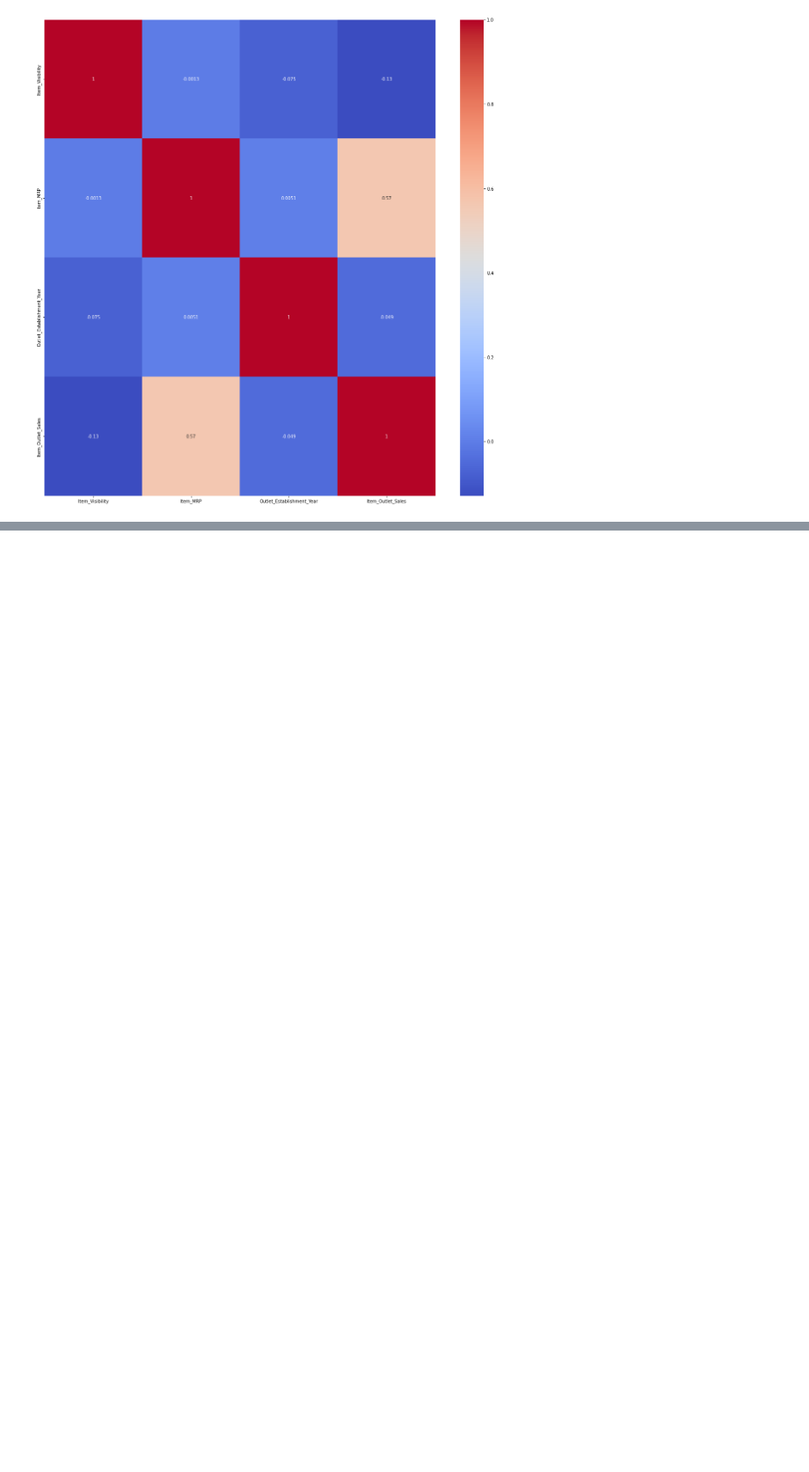
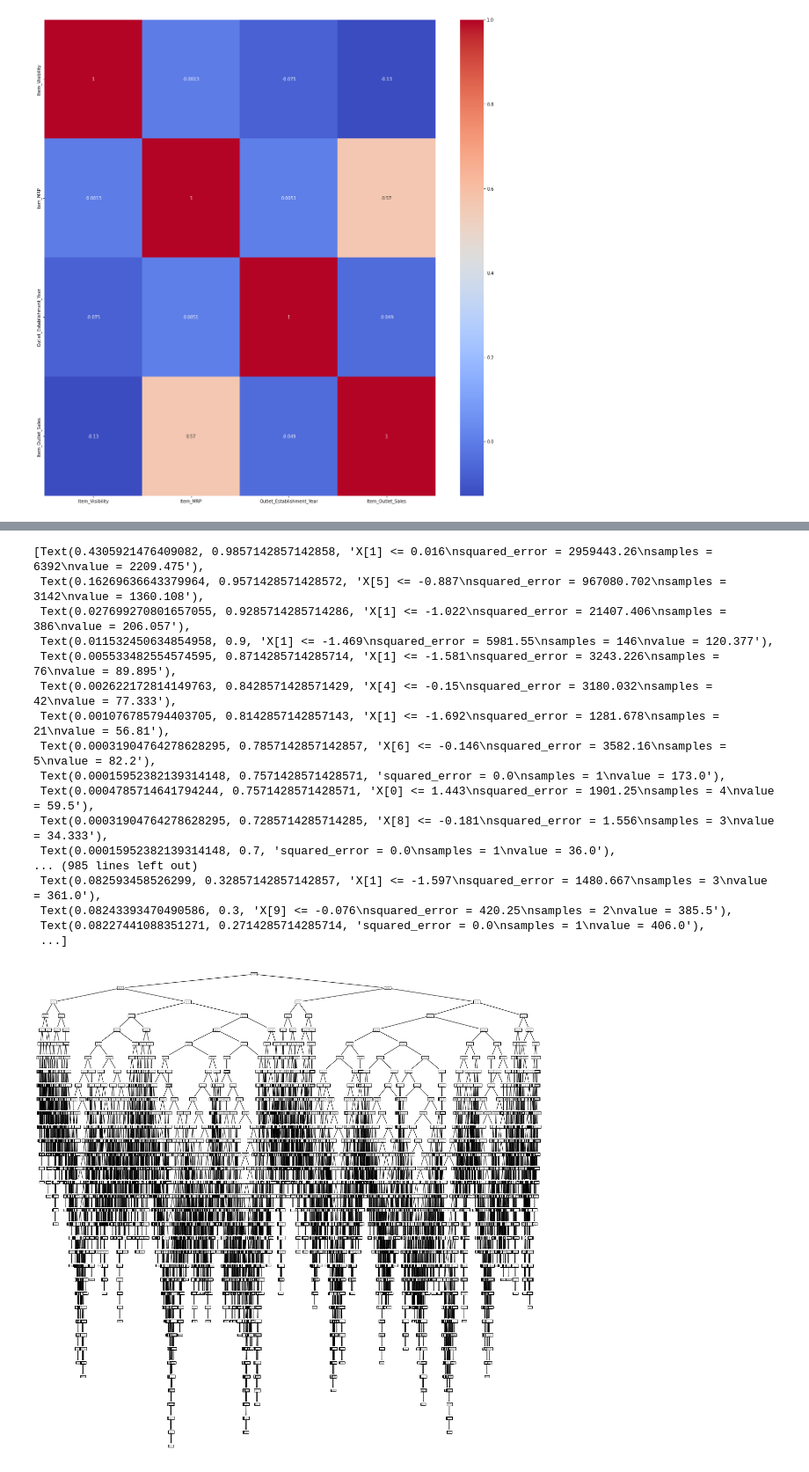
Before and after one commit to edfakie2/Sales-Predictions, a Jupyter notebook: Copy_of_Sales_Predictions.ipynb, the cells around one changed output, grey strips where cells are left out. Shown at 88% size. Saved outputs shown, nothing was run; the diff lists cells and outputs as text; code cells hidden in the pictures; blank space fills up the shorter version.

```diff
--- a/Copy_of_Sales_Predictions.ipynb
+++ b/Copy_of_Sales_Predictions.ipynb
@@ -281,0 +419,6 @@ array([[-0.71277507,  1.82864837,  1.32784893, ...,  0.        ,
+# %%
+bias = DecisionTreeRegressor(max_depth=None)
+bias_pipe = make_pipeline(transformer, bias)
+bias_pipe.fit(X_train, y_train)
+evaluate_model(y_train, bias_pipe.predict(X_train))
+evaluate_model(y_test, bias_pipe.predict(X_test))
@@ -281,0 +436,22 @@ array([[-0.71277507,  1.82864837,  1.32784893, ...,  0.        ,
+# %%
+plt.figure(figsize=(20,20))
+plot_tree(bias)
+# %% [output]
+[Text(0.4305921476409082, 0.9857142857142858, 'X[1] <= 0.016\nsquared_error = 2959443.26\nsamples = 6392\nvalue = 2209.475'),
+ Text(0.16269636643379964, 0.9571428571428572, 'X[5] <= -0.887\nsquared_error = 967080.702\nsamples = 3142\nvalue = 1360.108'),
+ Text(0.027699270801657055, 0.9285714285714286, 'X[1] <= -1.022\nsquared_error = 21407.406\nsamples = 386\nvalue = 206.057'),
+ Text(0.011532450634854958, 0.9, 'X[1] <= -1.469\nsquared_error = 5981.55\nsamples = 146\nvalue = 120.377'),
+ Text(0.005533482554574595, 0.8714285714285714, 'X[1] <= -1.581\nsquared_error = 3243.226\nsamples = 76\nvalue = 89.895'),
+ Text(0.002622172814149763, 0.8428571428571429, 'X[4] <= -0.15\nsquared_error = 3180.032\nsamples = 42\nvalue = 77.333'),
+ Text(0.001076785794403705, 0.8142857142857143, 'X[1] <= -1.692\nsquared_error = 1281.678\nsamples = 21\nvalue = 56.81'),
+ Text(0.00031904764278628295, 0.7857142857142857, 'X[6] <= -0.146\nsquared_error = 3582.16\nsamples = 5\nvalue = 82.2'),
+ Text(0.00015952382139314148, 0.7571428571428571, 'squared_error = 0.0\nsamples = 1\nvalue = 173.0'),
+ Text(0.0004785714641794244, 0.7571428571428571, 'X[0] <= 1.443\nsquared_error = 1901.25\nsamples = 4\nvalue = 59.5'),
+ Text(0.00031904764278628295, 0.7285714285714285, 'X[8] <= -0.181\nsquared_error = 1.556\nsamples = 3\nvalue = 34.333'),
+ Text(0.00015952382139314148, 0.7, 'squared_error = 0.0\nsamples = 1\nvalue = 36.0'),
+... (985 lines left out)
+ Text(0.082593458526299, 0.32857142857142857, 'X[1] <= -1.597\nsquared_error = 1480.667\nsamples = 3\nvalue = 361.0'),
+ Text(0.08243393470490586, 0.3, 'X[9] <= -0.076\nsquared_error = 420.25\nsamples = 2\nvalue = 385.5'),
+ Text(0.08227441088351271, 0.2714285714285714, 'squared_error = 0.0\nsamples = 1\nvalue = 406.0'),
+ ...]
+[figure, added]
```
Also changed, not shown: parts of 35 cells of this notebook.
